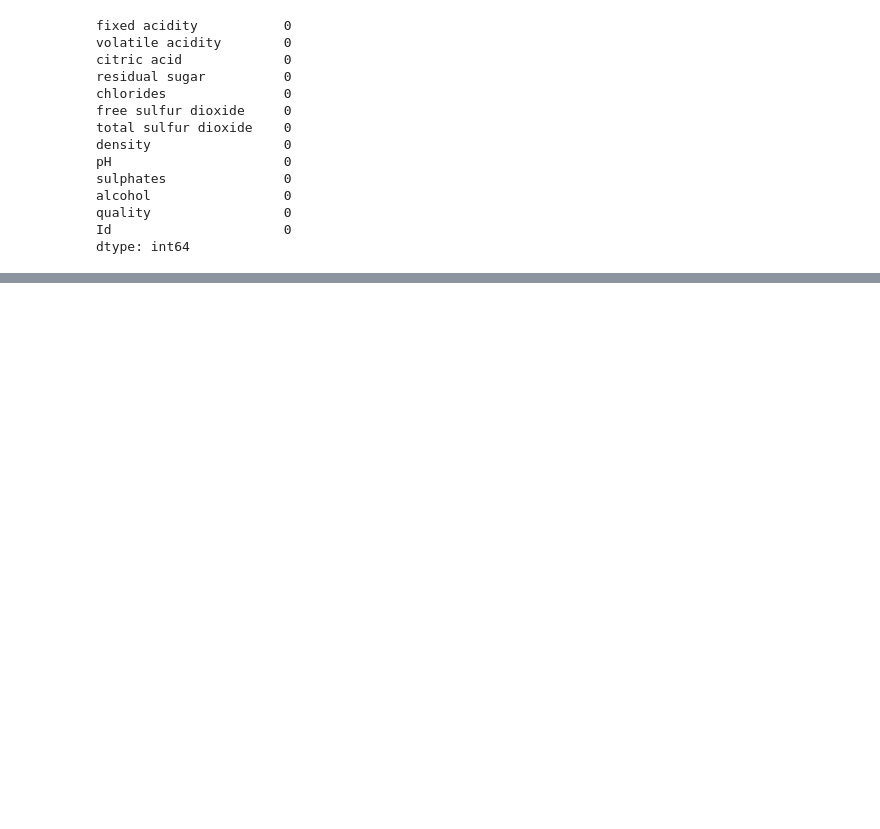
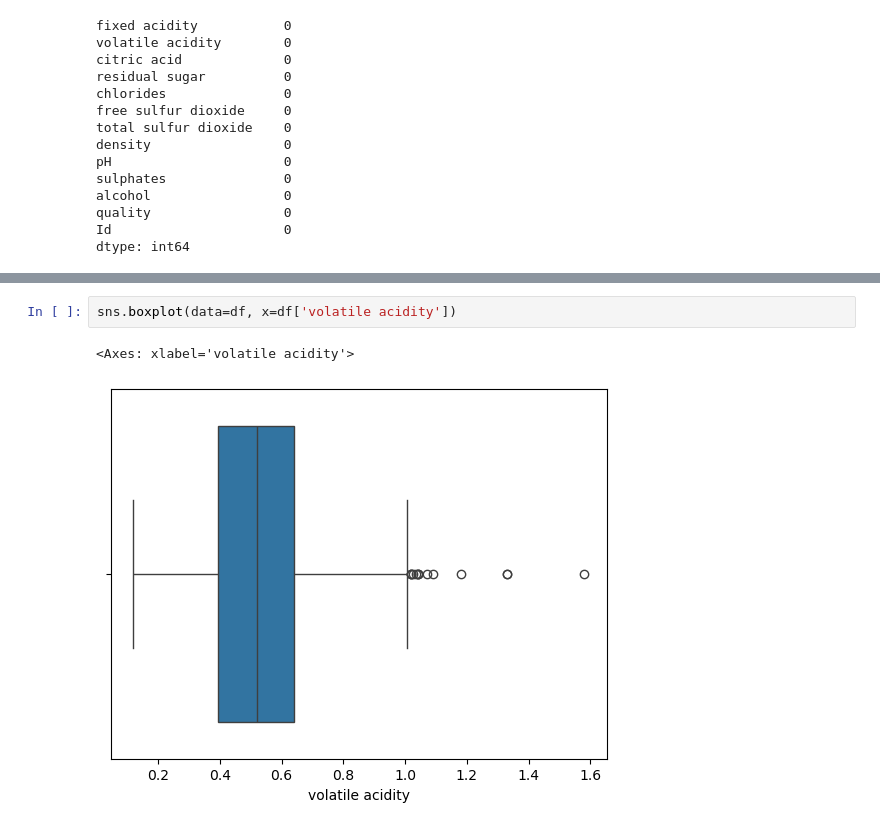
Before and after one commit to virvihuta/wine-classification-analysis, a Jupyter notebook: main.ipynb, the cells around one changed output, grey strips where cells are left out. Cells and saved outputs as stored; diff of their text form; blank space fills up the shorter version.

```diff
--- a/main.ipynb
+++ b/main.ipynb
@@ -78,0 +127,5 @@ dtype: int64
+# %%
+sns.boxplot(data=df, x=df['volatile acidity'])
+# %% [output]
+<Axes: xlabel='volatile acidity'>
+[figure, added]
```
Also changed, not shown: parts of 24 cells of this notebook.
